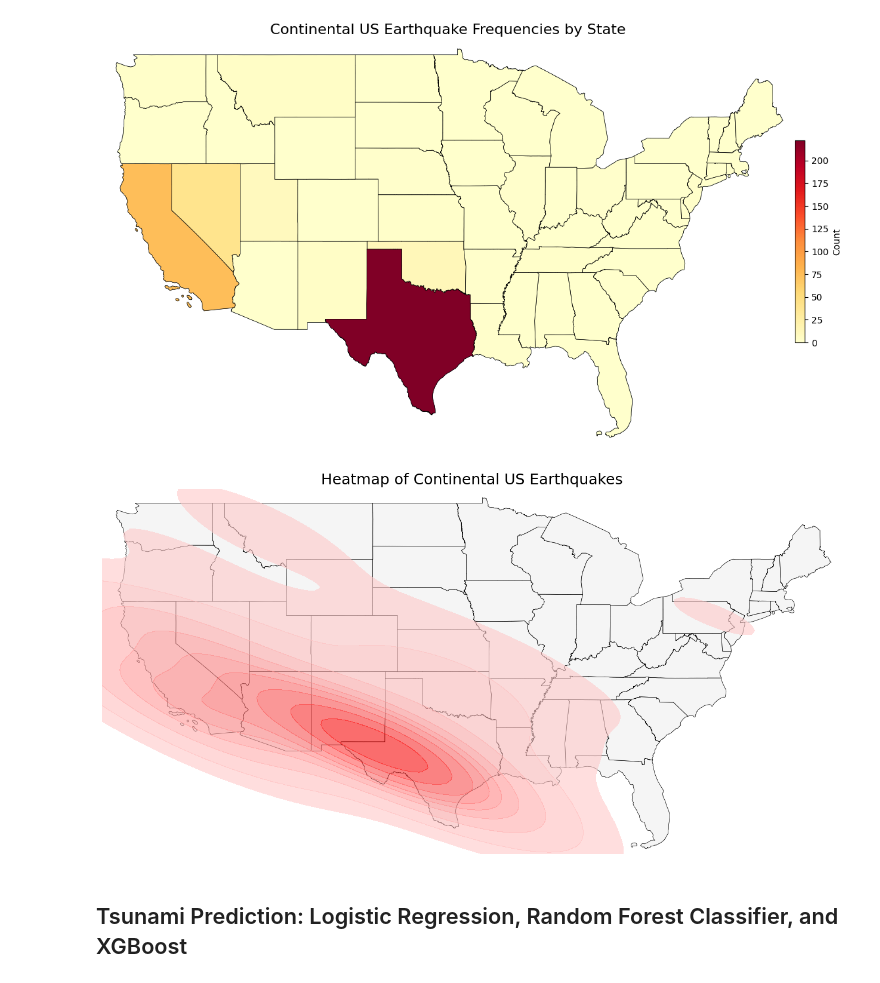
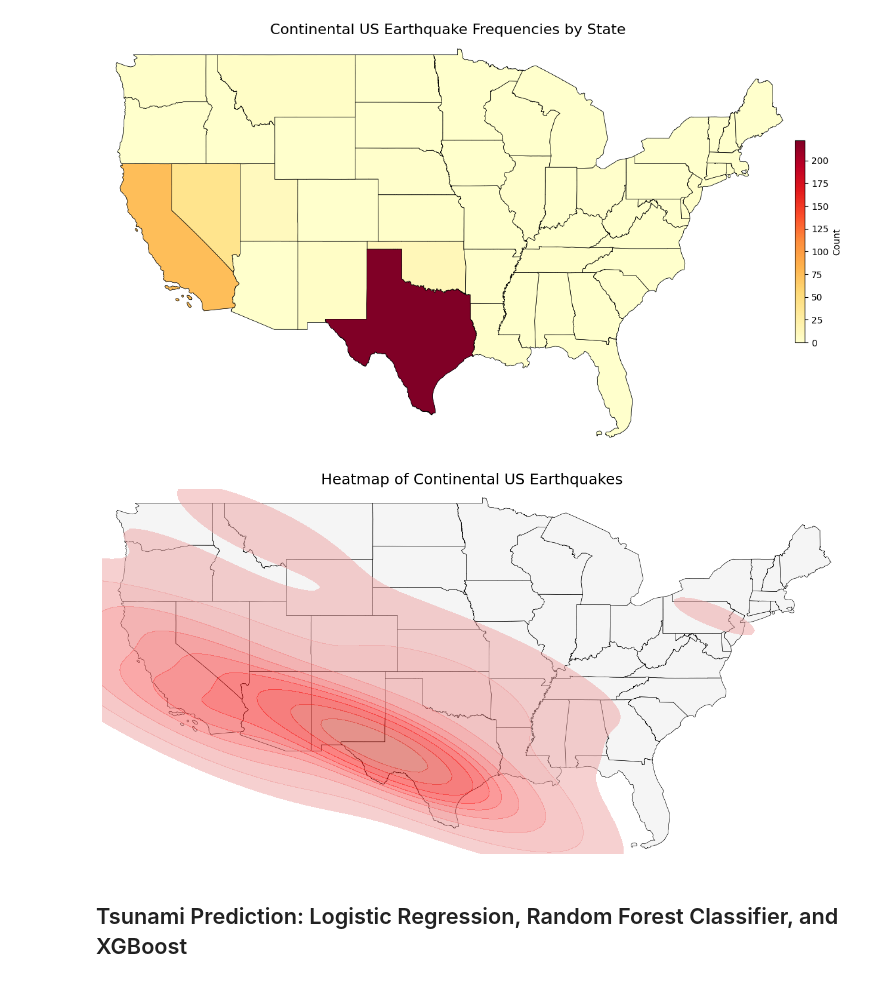
Before and after one commit to connormcmanigal/data-analysis-ML-geospatial-earthquake, a Jupyter notebook: geoanalysis.ipynb, the cells around one changed output. Saved outputs shown, nothing was run; the diff lists cells and outputs as text; code cells hidden in the pictures.

```diff
--- a/geoanalysis.ipynb
+++ b/geoanalysis.ipynb
@@ -298,26 +298,26 @@ plt.show()
 # %%
 from matplotlib.colors import LinearSegmentedColormap
 
 plt.figure(figsize = (16,10))
-custom_cmap = LinearSegmentedColormap.from_list("custom_reds", ["#FFCCCC", "#FF0000"])
+custom_cmap = LinearSegmentedColormap.from_list("custom_reds", ["#EDA8A8", "#FF0000", "#CD3B2B"])
 states.plot(ax = plt.gca(), linewidth = 0.5, edgecolor = 'black', color = 'whitesmoke')
-sns.kdeplot(x = usa['longitude'], y = usa['latitude'], fill = True, cmap = custom_cmap, alpha = 0.6, levels = 10)
+sns.kdeplot(x = usa['longitude'], y = usa['latitude'], fill = True, cmap = custom_cmap, alpha = 0.5, levels = 10)
 ax.set_aspect('auto')
 
 plt.title("Heatmap of Continental US Earthquakes", fontsize = 18)
 plt.xlim(-126, -66)
 plt.ylim(24, 50)
 plt.xticks([])
 plt.yticks([])
 plt.xlabel(None)
 plt.ylabel(None)
 
 ax = plt.gca()
 for spine in ax.spines.values():
     spine.set_visible(False)
 
 plt.show()
 # %% [output]
-[figure, old version]
+[figure, new version]
 # %% [markdown]
 ## Tsunami Prediction: Logistic Regression, Random Forest Classifier, and XGBoost
```
Also changed, not shown: parts of 5 cells of this notebook.
